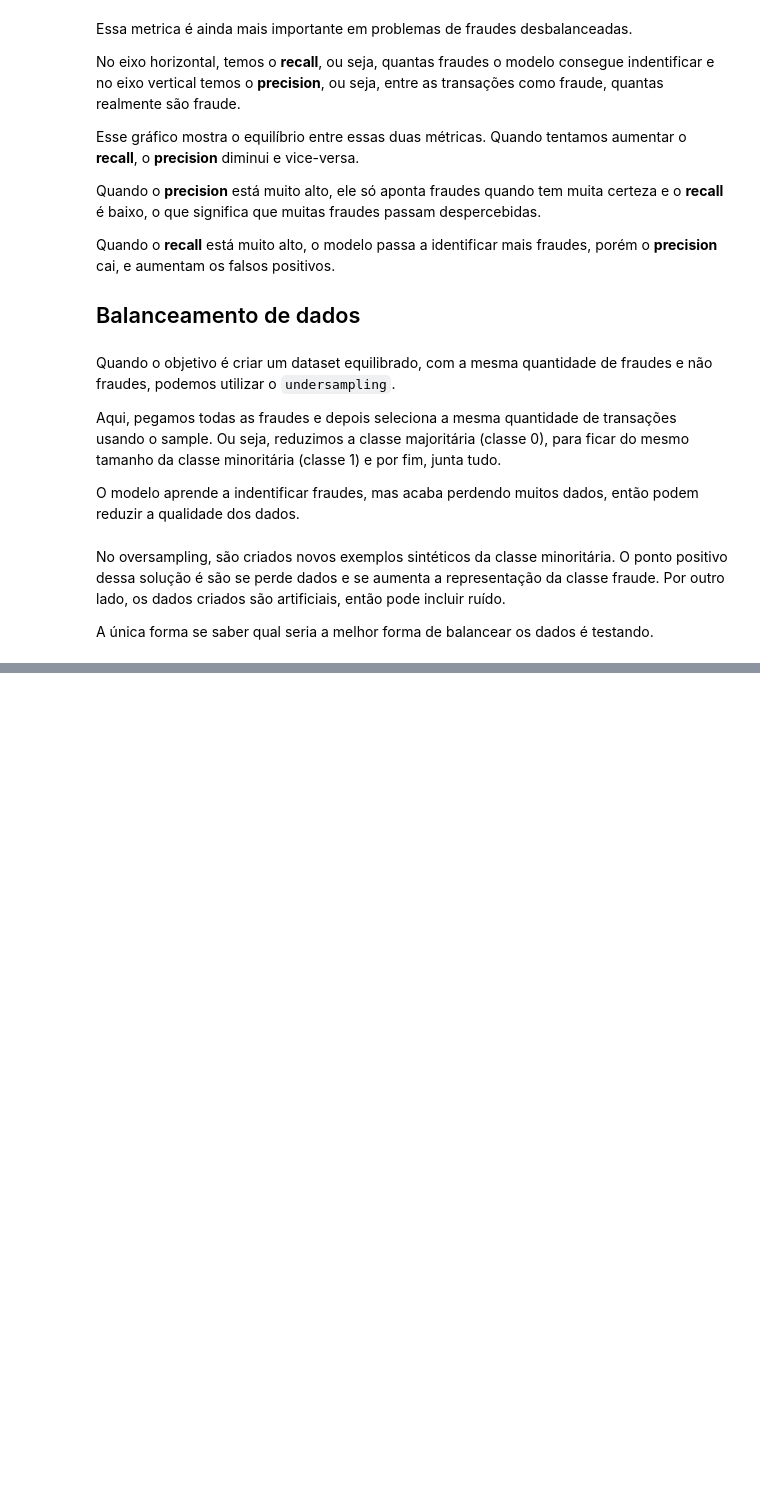
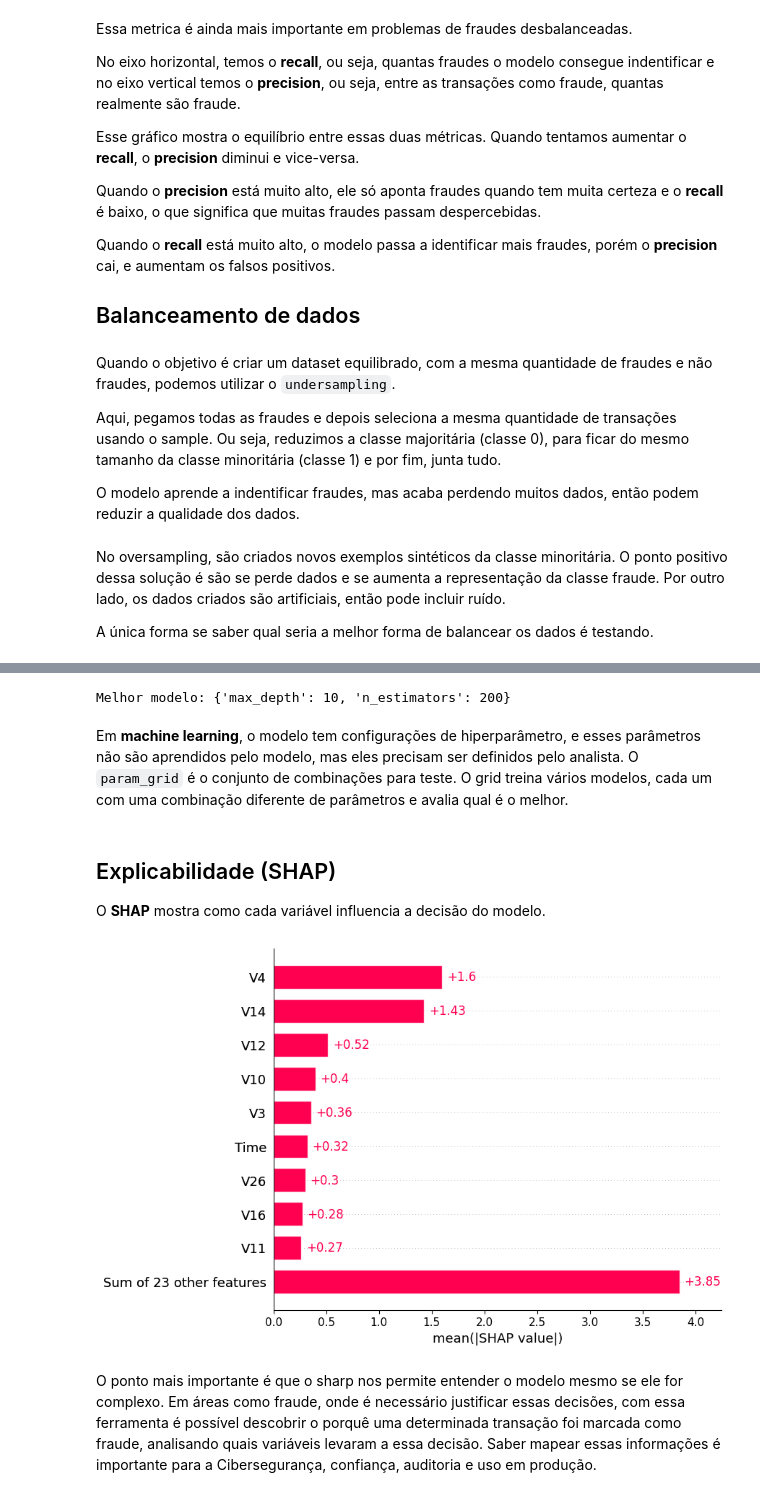
Before and after one commit to querycat/dio-deteccao-de-fraudes-em-transacoes-bancarias, a Jupyter notebook: dio_deteccao_de_fraudes_bancarias.ipynb, the cells around one changed output, grey strips where cells are left out. Cells and saved outputs as stored; diff of their text form; code cells hidden in the pictures; blank space fills up the shorter version.

```diff
--- a/dio_deteccao_de_fraudes_bancarias.ipynb
+++ b/dio_deteccao_de_fraudes_bancarias.ipynb
@@ -257,0 +335,37 @@ A única forma se saber qual seria a melhor forma de balancear os dados é testa
+# %%
+from sklearn.model_selection import GridSearchCV
+
+param_grid = {
+	'n_estimators': [50, 100, 200],
+	'max_depth': [3, 5, 10, 20, 50],
+}
+
+grid_search = GridSearchCV(
+    XGBClassifier(eval_metric='logloss'),
+    param_grid,
+    scoring='recall',
+ cv=3
+)
+
+grid_search.fit(x_train, y_train)
+
+print('Melhor modelo:', grid_search.best_params_)
+# %% [output]
+Melhor modelo: {'max_depth': 10, 'n_estimators': 200}
+# %% [markdown]
+Em **machine learning**, o modelo tem configurações de hiperparâmetro, e esses parâmetros não são aprendidos pelo modelo, mas eles precisam ser definidos pelo analista. O `param_grid` é o conjunto de combinações para teste.  O grid treina vários modelos, cada um com uma combinação diferente de parâmetros e avalia qual é o melhor.
+# %% [markdown]
+## Explicabilidade (SHAP)
+
+O **SHAP** mostra como cada variável influencia a decisão do modelo.
+# %%
+import shap
+
+explainer = shap.Explainer(xgb)
+shap_values = explainer(x_test[:100])
+
+shap.plots.bar(shap_values)
+# %% [output]
+[figure, added]
+# %% [markdown]
+O ponto mais importante é que o sharp nos permite entender o modelo mesmo se ele for complexo. Em áreas como fraude, onde é necessário justificar essas decisões, com essa ferramenta é possível descobrir o porquê uma determinada transação foi marcada como fraude, analisando quais variáveis levaram a essa decisão. Saber mapear essas informações é importante para a Cibersegurança, confiança, auditoria e uso em produção.
```
Also changed, not shown: parts of 18 cells of this notebook.
